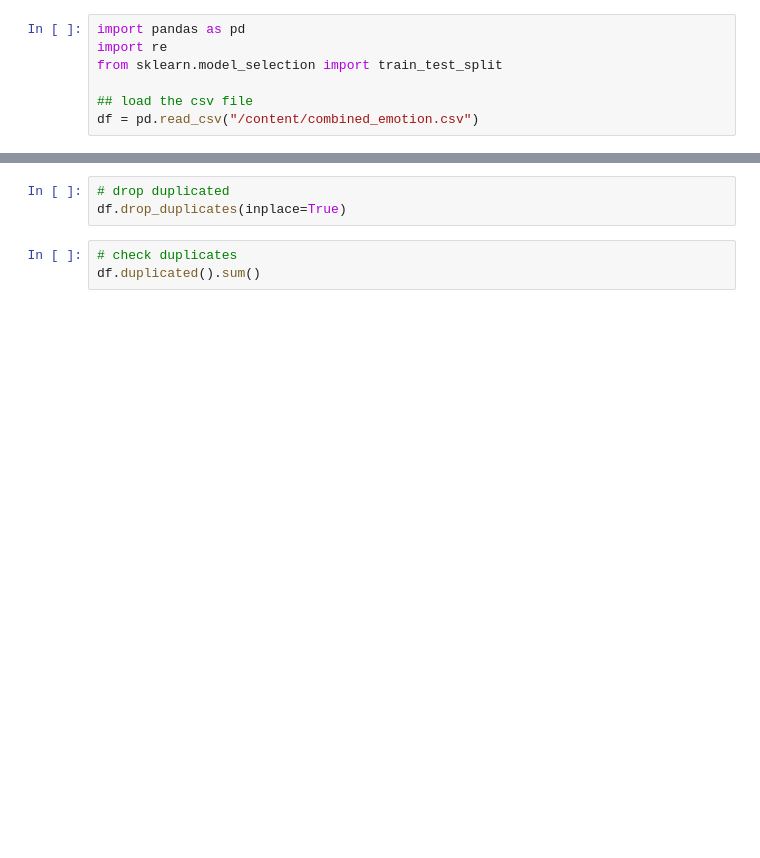
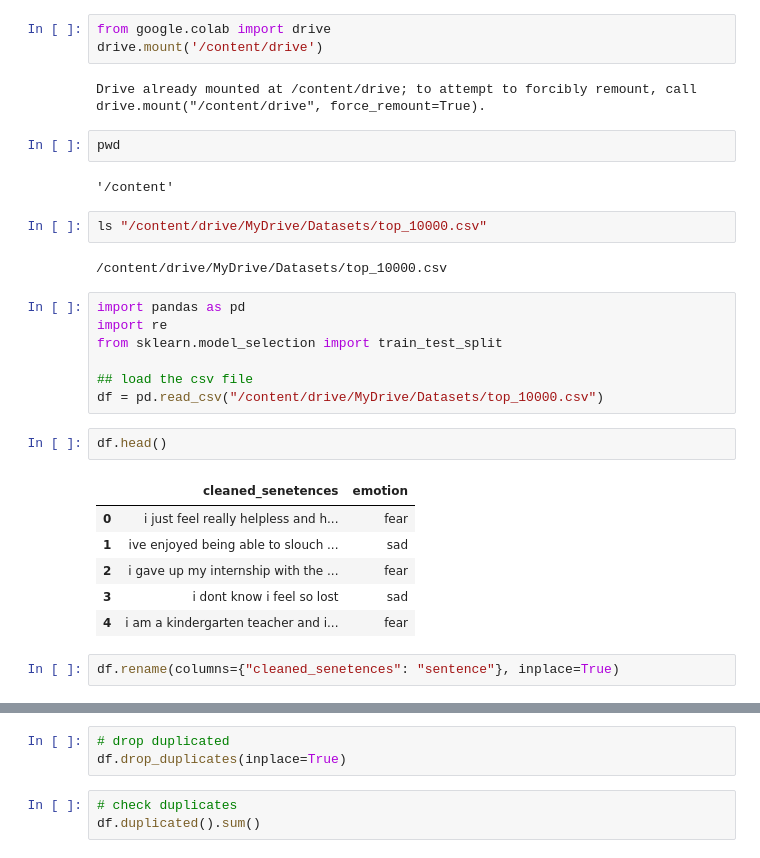
Before and after one commit to Kamaljit12/HuggingFace, a Jupyter notebook: Emothion_sentiment_analysis.ipynb, the cells around one changed output, grey strips where cells are left out. Cells and saved outputs as stored; diff of their text form; blank space fills up the shorter version.

```diff
--- a/Emothion_sentiment_analysis.ipynb
+++ b/Emothion_sentiment_analysis.ipynb
@@ -1,12 +1,36 @@
 # %% [markdown]
 <a href="https://colab.research.google.com/github/Kamaljit12/HuggingFace/blob/main/Emothion_sentiment_analysis.ipynb" target="_parent"><img src="https://colab.research.google.com/assets/colab-badge.svg" alt="Open In Colab"/></a>
+# %%
+from google.colab import drive
+drive.mount('/content/drive')
+# %% [output]
+Drive already mounted at /content/drive; to attempt to forcibly remount, call drive.mount("/content/drive", force_remount=True).
+# %%
+pwd
+# %% [output]
+'/content'
+# %%
+ls "/content/drive/MyDrive/Datasets/top_10000.csv"
+# %% [output]
+/content/drive/MyDrive/Datasets/top_10000.csv
 # %%
 import pandas as pd
 import re
 from sklearn.model_selection import train_test_split
 
 ## load the csv file
-df = pd.read_csv("/content/combined_emotion.csv")
+df = pd.read_csv("/content/drive/MyDrive/Datasets/top_10000.csv")
+# %%
+df.head()
+# %% [output]
+|  | cleaned_senetences | emotion |
+| 0 | i just feel really helpless and h... | fear |
+| 1 | ive enjoyed being able to slouch ... | sad |
+| 2 | i gave up my internship with the ... | fear |
+| 3 | i dont know i feel so lost | sad |
+| 4 | i am a kindergarten teacher and i... | fear |
+# %%
+df.rename(columns={"cleaned_senetences": "sentence"}, inplace=True)
 # %%
 # shape of the data
 df.shape
```
Also changed, not shown: parts of 17 cells of this notebook.
